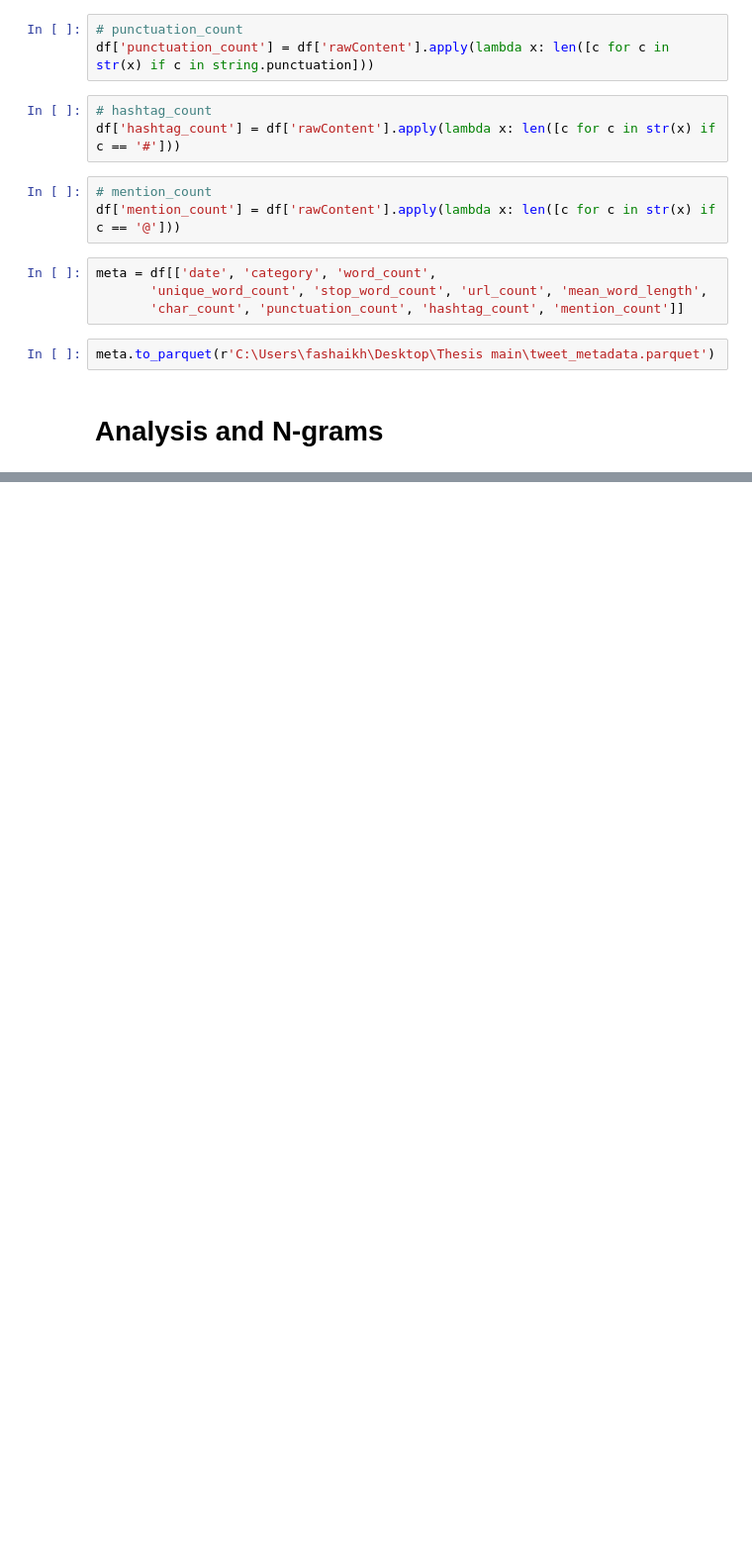
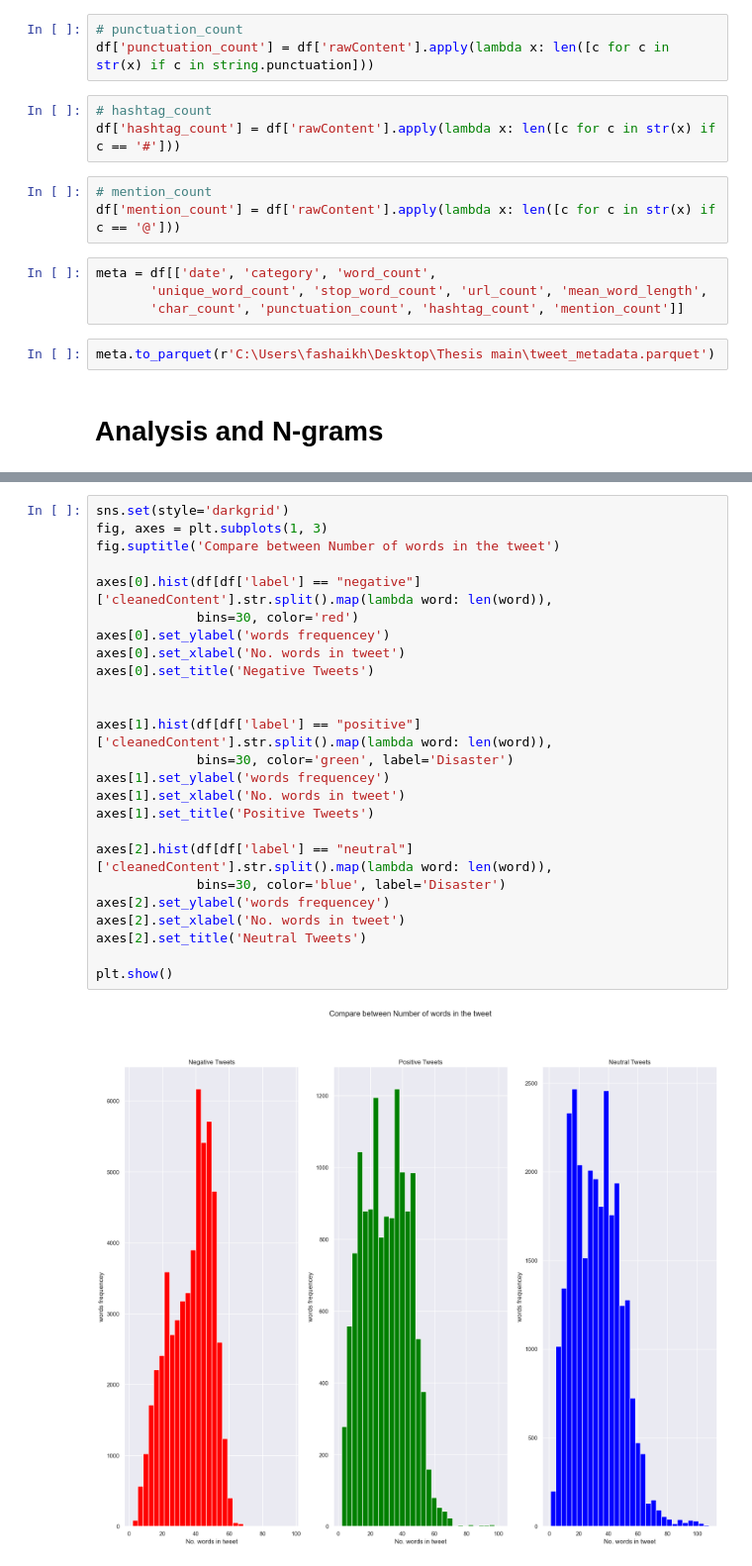
Before and after one commit to fahadshaikh30/thesis, a Jupyter notebook: eda_plots/tweet_eda.ipynb, the cells around one changed output, grey strips where cells are left out. Shown: that part at 99% size. Cells and saved outputs as stored; diff of their text form; blank space fills up the shorter version.

```diff
--- a/eda_plots/tweet_eda.ipynb
+++ b/eda_plots/tweet_eda.ipynb
@@ -186,0 +209,27 @@ No module named 'keras.saving.hdf5_format'
+# %%
+sns.set(style='darkgrid')
+fig, axes = plt.subplots(1, 3)
+fig.suptitle('Compare between Number of words in the tweet')
+
+axes[0].hist(df[df['label'] == "negative"]['cleanedContent'].str.split().map(lambda word: len(word)),
+             bins=30, color='red')
+axes[0].set_ylabel('words frequencey')
+axes[0].set_xlabel('No. words in tweet')
+axes[0].set_title('Negative Tweets')
+
+
+axes[1].hist(df[df['label'] == "positive"]['cleanedContent'].str.split().map(lambda word: len(word)),
+             bins=30, color='green', label='Disaster')
+axes[1].set_ylabel('words frequencey')
+axes[1].set_xlabel('No. words in tweet')
+axes[1].set_title('Positive Tweets')
+
+axes[2].hist(df[df['label'] == "neutral"]['cleanedContent'].str.split().map(lambda word: len(word)),
+             bins=30, color='blue', label='Disaster')
+axes[2].set_ylabel('words frequencey')
+axes[2].set_xlabel('No. words in tweet')
+axes[2].set_title('Neutral Tweets')
+
+plt.show()
+# %% [output]
+[figure, added]
```
Also changed, not shown: parts of 9 cells of this notebook, 6 other files.
